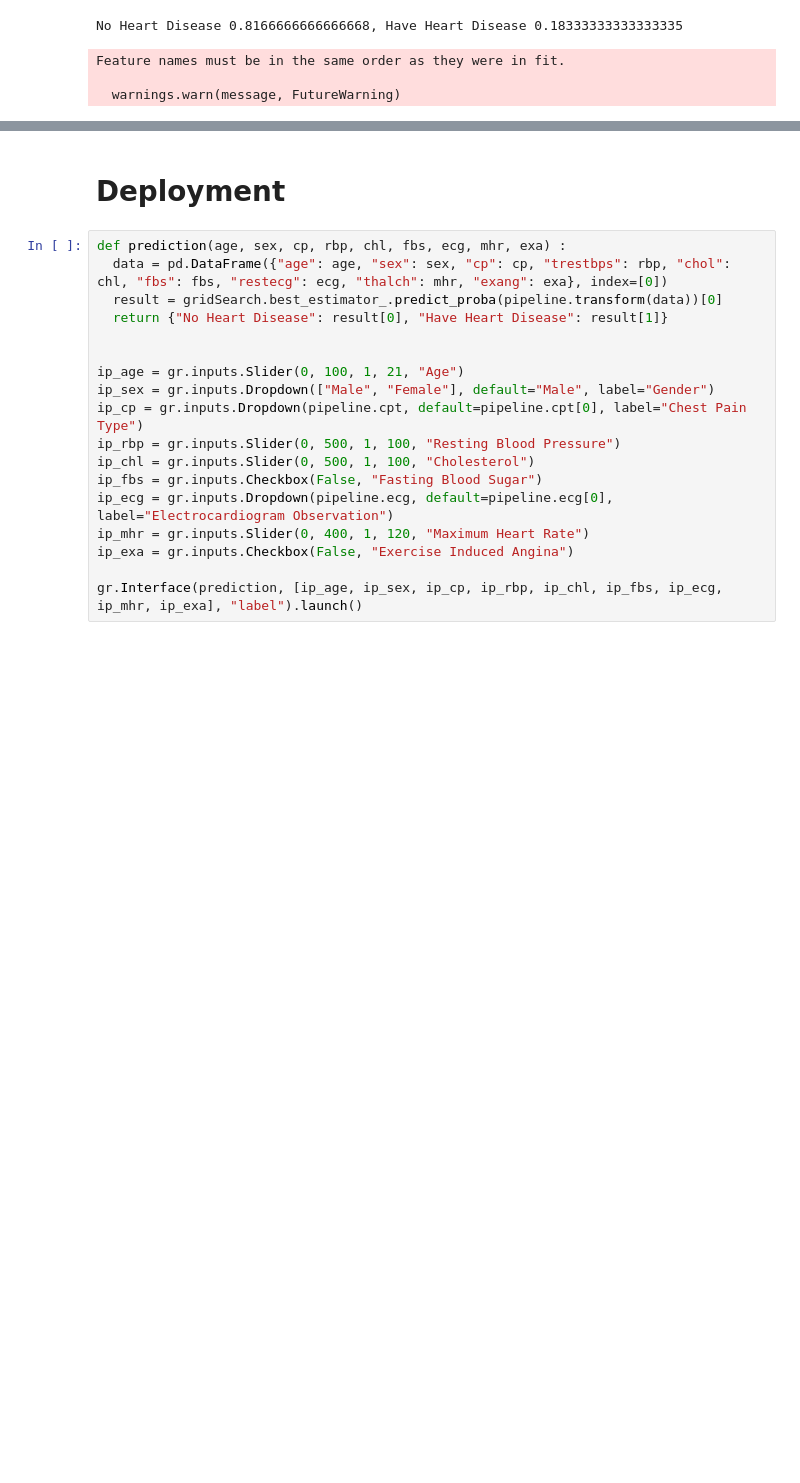
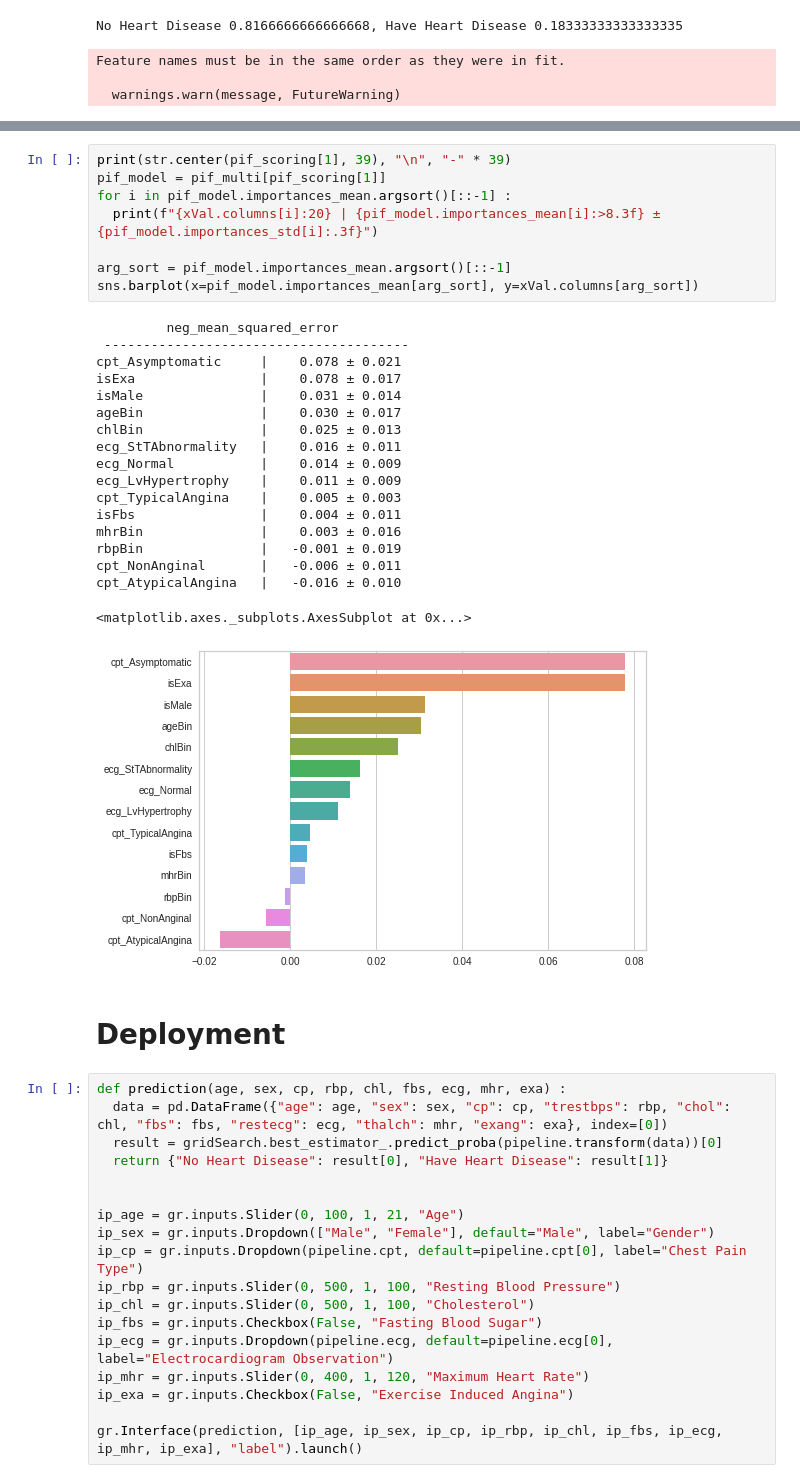
Before and after one commit to Parinya9625/CS434, a Jupyter notebook: cs434_finalexam_หุ้นดีขายออก_หุ้นกระจอกเก็บไว้.ipynb, the cells around one changed output, grey strips where cells are left out. Cells and saved outputs as stored; diff of their text form; blank space fills up the shorter version.

```diff
--- a/cs434_finalexam_หุ้นดีขายออก_หุ้นกระจอกเก็บไว้.ipynb
+++ b/cs434_finalexam_หุ้นดีขายออก_หุ้นกระจอกเก็บไว้.ipynb
@@ -718,3 +751,30 @@ No Heart Disease 0.43857142857142845, Have Heart Disease 0.5614285714285715
+# %%
+print(str.center(pif_scoring[1], 39), "\n", "-" * 39)
+pif_model = pif_multi[pif_scoring[1]]
+for i in pif_model.importances_mean.argsort()[::-1] :
+  print(f"{xVal.columns[i]:20} | {pif_model.importances_mean[i]:>8.3f} ± {pif_model.importances_std[i]:.3f}")
+
+arg_sort = pif_model.importances_mean.argsort()[::-1]
+sns.barplot(x=pif_model.importances_mean[arg_sort], y=xVal.columns[arg_sort])
+# %% [output]
+         neg_mean_squared_error
+ ---------------------------------------
+cpt_Asymptomatic     |    0.078 ± 0.021
+isExa                |    0.078 ± 0.017
+isMale               |    0.031 ± 0.014
+ageBin               |    0.030 ± 0.017
+chlBin               |    0.025 ± 0.013
+ecg_StTAbnormality   |    0.016 ± 0.011
+ecg_Normal           |    0.014 ± 0.009
+ecg_LvHypertrophy    |    0.011 ± 0.009
+cpt_TypicalAngina    |    0.005 ± 0.003
+isFbs                |    0.004 ± 0.011
+mhrBin               |    0.003 ± 0.016
+rbpBin               |   -0.001 ± 0.019
+cpt_NonAnginal       |   -0.006 ± 0.011
+cpt_AtypicalAngina   |   -0.016 ± 0.010
+<matplotlib.axes._subplots.AxesSubplot at 0x...>
+[figure, added]
 # %% [markdown]
 # Deployment
 # %%
```
Also changed, not shown: parts of 39 cells of this notebook.
